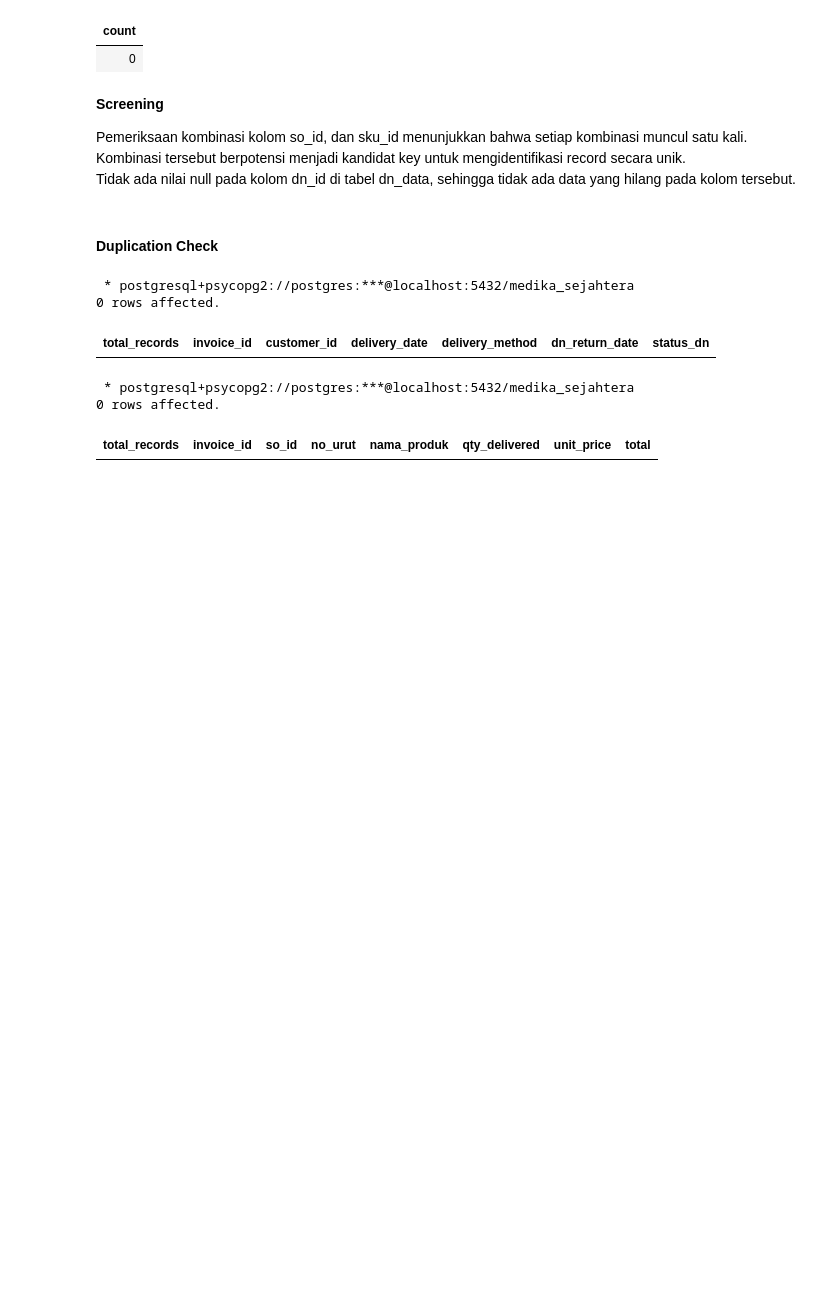
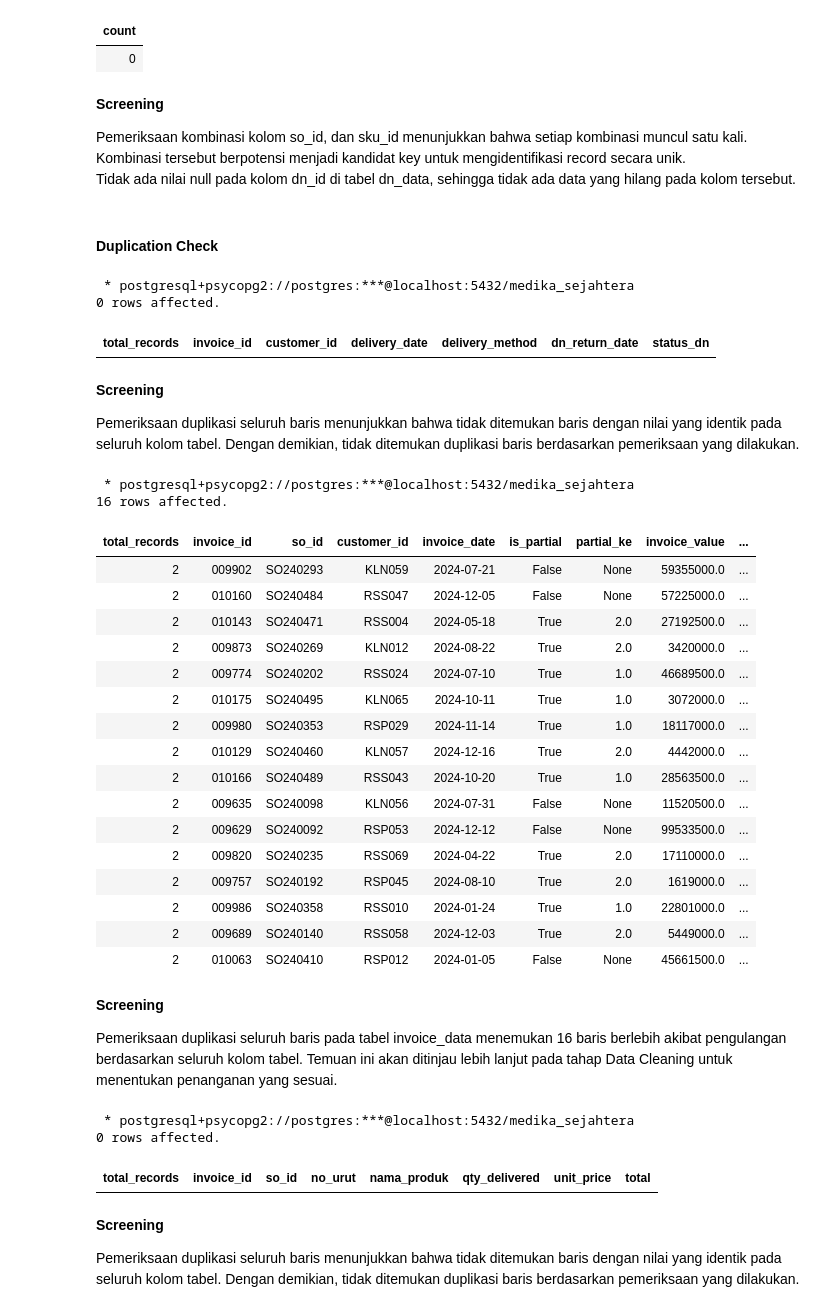
Before and after one commit to Rpfitrah/return-analysis-medika-sejahtera, a Jupyter notebook: Notebook/01_data_understanding.ipynb, the cells around one changed output. Saved outputs shown, nothing was run; the diff lists cells and outputs as text; code cells hidden in the pictures; blank space fills up the shorter version.

Commit message:
duplikasi

```diff
--- a/Notebook/01_data_understanding.ipynb
+++ b/Notebook/01_data_understanding.ipynb
@@ -783,6 +783,64 @@ HAVING COUNT(*) > 1
  * postgresql+psycopg2://postgres:***@localhost:5432/medika_sejahtera
 0 rows affected.
 | total_records | invoice_id | customer_id | delivery_date | delivery_method | dn_return_date | status_dn |
+# %% [markdown]
+**Screening**
+
+Pemeriksaan duplikasi seluruh baris menunjukkan bahwa tidak ditemukan baris dengan nilai yang identik pada seluruh kolom tabel. Dengan demikian, tidak ditemukan duplikasi baris berdasarkan pemeriksaan yang dilakukan.
+# %%
+%%sql
+
+SELECT
+    COUNT(*) AS total_records,
+    invoice_id,
+    so_id,
+    customer_id,
+    invoice_date,
+    is_partial,
+    partial_ke,
+    invoice_value,
+    payment_status,
+    status_invoice,
+    bundle_complete_date,
+    has_return
+FROM invoice_data
+GROUP BY
+    invoice_id,
+    so_id,
+    customer_id,
+    invoice_date,
+    is_partial,
+    partial_ke,
+    invoice_value,
+    payment_status,
+    status_invoice,
+    bundle_complete_date,
+    has_return
+HAVING COUNT(*) > 1
+# %% [output]
+ * postgresql+psycopg2://postgres:***@localhost:5432/medika_sejahtera
+16 rows affected.
+| total_records | invoice_id | so_id | customer_id | invoice_date | is_partial | partial_ke | invoice_value | ... |
+| 2 | 009902 | SO240293 | KLN059 | 2024-07-21 | False | None | 59355000.0 | ... |
+| 2 | 010160 | SO240484 | RSS047 | 2024-12-05 | False | None | 57225000.0 | ... |
+| 2 | 010143 | SO240471 | RSS004 | 2024-05-18 | True | 2.0 | 27192500.0 | ... |
+| 2 | 009873 | SO240269 | KLN012 | 2024-08-22 | True | 2.0 | 3420000.0 | ... |
+| 2 | 009774 | SO240202 | RSS024 | 2024-07-10 | True | 1.0 | 46689500.0 | ... |
+| 2 | 010175 | SO240495 | KLN065 | 2024-10-11 | True | 1.0 | 3072000.0 | ... |
+| 2 | 009980 | SO240353 | RSP029 | 2024-11-14 | True | 1.0 | 18117000.0 | ... |
+| 2 | 010129 | SO240460 | KLN057 | 2024-12-16 | True | 2.0 | 4442000.0 | ... |
+| 2 | 010166 | SO240489 | RSS043 | 2024-10-20 | True | 1.0 | 28563500.0 | ... |
+| 2 | 009635 | SO240098 | KLN056 | 2024-07-31 | False | None | 11520500.0 | ... |
+| 2 | 009629 | SO240092 | RSP053 | 2024-12-12 | False | None | 99533500.0 | ... |
+| 2 | 009820 | SO240235 | RSS069 | 2024-04-22 | True | 2.0 | 17110000.0 | ... |
+| 2 | 009757 | SO240192 | RSP045 | 2024-08-10 | True | 2.0 | 1619000.0 | ... |
+| 2 | 009986 | SO240358 | RSS010 | 2024-01-24 | True | 1.0 | 22801000.0 | ... |
+| 2 | 009689 | SO240140 | RSS058 | 2024-12-03 | True | 2.0 | 5449000.0 | ... |
+| 2 | 010063 | SO240410 | RSP012 | 2024-01-05 | False | None | 45661500.0 | ... |
+# %% [markdown]
+**Screening**
+
+Pemeriksaan duplikasi seluruh baris pada tabel invoice_data menemukan 16 baris berlebih akibat pengulangan berdasarkan seluruh kolom tabel. Temuan ini akan ditinjau lebih lanjut pada tahap Data Cleaning untuk menentukan penanganan yang sesuai.
 # %%
 %%sql
 
@@ -809,3 +867,7 @@ HAVING COUNT(*) > 1
  * postgresql+psycopg2://postgres:***@localhost:5432/medika_sejahtera
 0 rows affected.
 | total_records | invoice_id | so_id | no_urut | nama_produk | qty_delivered | unit_price | total |
+# %% [markdown]
+**Screening**
+
+Pemeriksaan duplikasi seluruh baris menunjukkan bahwa tidak ditemukan baris dengan nilai yang identik pada seluruh kolom tabel. Dengan demikian, tidak ditemukan duplikasi baris berdasarkan pemeriksaan yang dilakukan.
```
